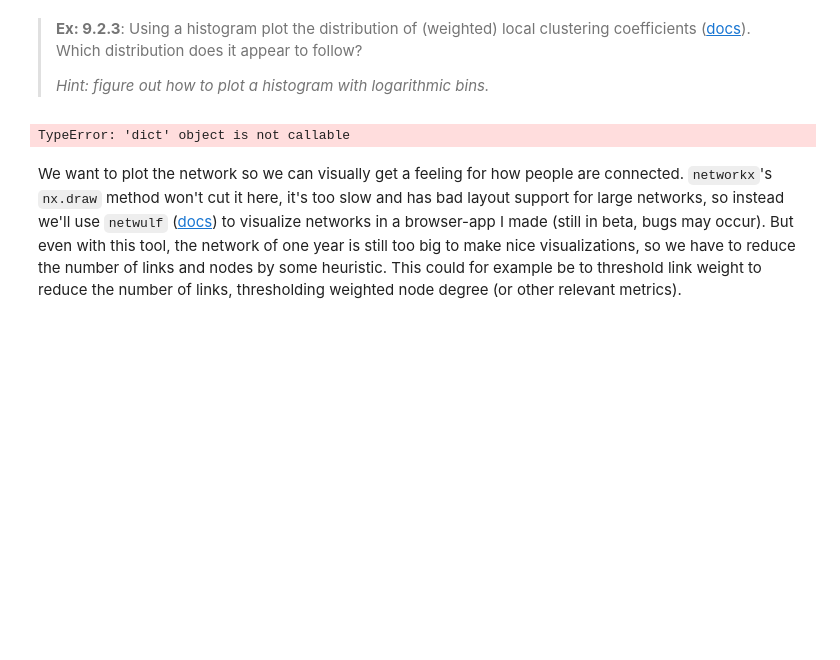
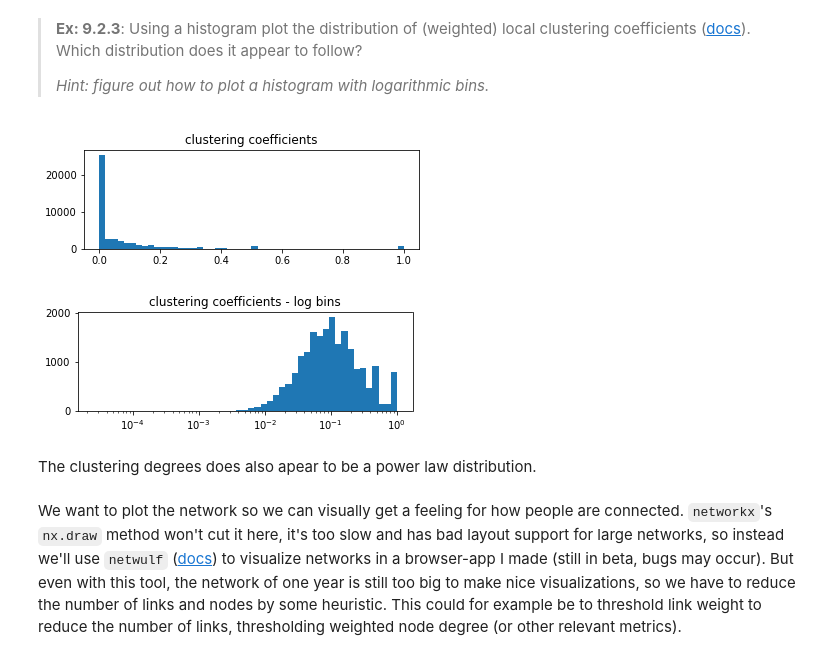
Before and after one commit to kristianolesenlarsen/sdseml_online_exercises, a Jupyter notebook: Tobias/exercise9.ipynb, the cells around one changed output. Drawn from its saved outputs; the diff is of its cells as text; code cells hidden in the pictures; blank space fills up the shorter version.

```diff
--- a/Tobias/exercise9.ipynb
+++ b/Tobias/exercise9.ipynb
@@ -266,16 +266,37 @@ The above dist plots look like the powerlaw distribution seen in the BA graph!
 > **Ex: 9.2.3**: Using a histogram plot the distribution of (weighted) local clustering coefficients ([docs](https://networkx.github.io/documentation/stable/reference/algorithms/generated/networkx.algorithms.cluster.clustering.html#networkx.algorithms.cluster.clustering)). Which distribution does it appear to follow?
 >
 > *Hint: figure out how to plot a histogram with logarithmic bins.*
-# %%
-def clusteringDist(G):
-    wlc = sorted([d for n, d in nx.clustering(G)()], reverse=True)
-    pl.hist(data, bins=np.logspace(np.log10(0.1),np.log10(1.0), 50))
-    pl.gca().set_xscale("log")
-    pl.show()
-
-clusteringDist(fg)
-# %% [output]
-TypeError: 'dict' object is not callable
+# %%
+def clusteringDist(G, nbins=50, use_log=True):
+    """Plot histogram of the local clustering degrees
+    Returns: None (plots graph)
+    Parmats:
+    G: networkx graph
+    """
+    # Get degrees, do reverse sort
+    cl = nx.clustering(G)
+    wlc = np.fromiter(nx.clustering(G).values(), dtype=float)
+    wlc_sorted = -np.sort(-wlc)
+    if use_log:
+        # create logbins from min and max degrees. Add small constant to fix log(0)
+        bins = np.logspace(np.log(wlc_sorted[-1]+.01),np.log(wlc_sorted[0]+.01), nbins)
+        plt.gca().set_xscale("log")
+        plt.title("clustering coefficients - log bins")
+    else:
+        bins = nbins
+        plt.title("clustering coefficients")
+    plt.hist(wlc, bins=bins)
+    plt.show()
+
+plt.subplot(2,1,1)
+clusteringDist(fg, use_log=False)
+plt.subplot(2,1,2)
+clusteringDist(fg, use_log=True)
+# %% [output]
+[figure, added]
+[figure, added]
+# %% [markdown]
+The clustering degrees does also apear to be a power law distribution.
 # %% [markdown]
 We want to plot the network so we can visually get a feeling for how people are connected. `networkx`'s `nx.draw` method won't cut it here, it's too slow and has bad layout support for large networks, so instead we'll use `netwulf` ([docs](https://netwulf.readthedocs.io/)) to visualize networks in a browser-app I made (still in beta, bugs may occur). But even with this tool, the network of one year is still too big to make nice visualizations, so we have to reduce the number of links and nodes by some heuristic. This could for example be to threshold link weight to reduce the number of links, thresholding weighted node degree (or other relevant metrics).
 # %% [markdown]
```
Also changed, not shown: parts of 7 cells of this notebook, 2 other files.
